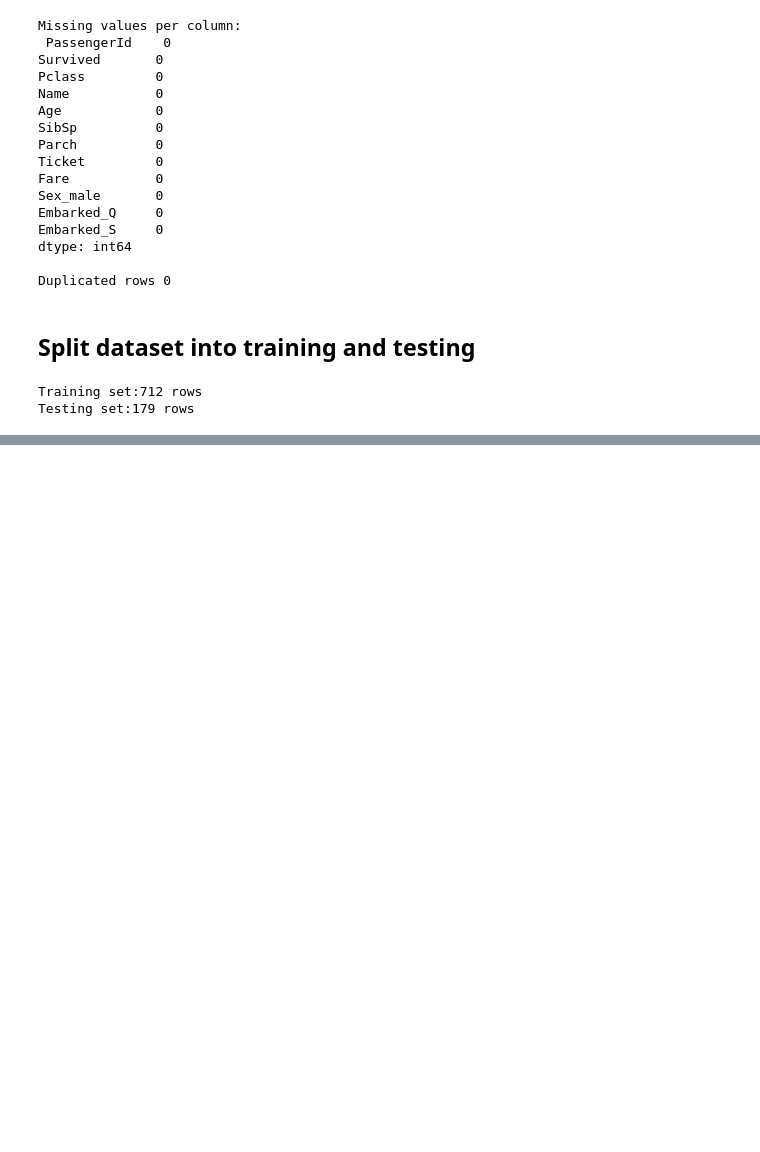
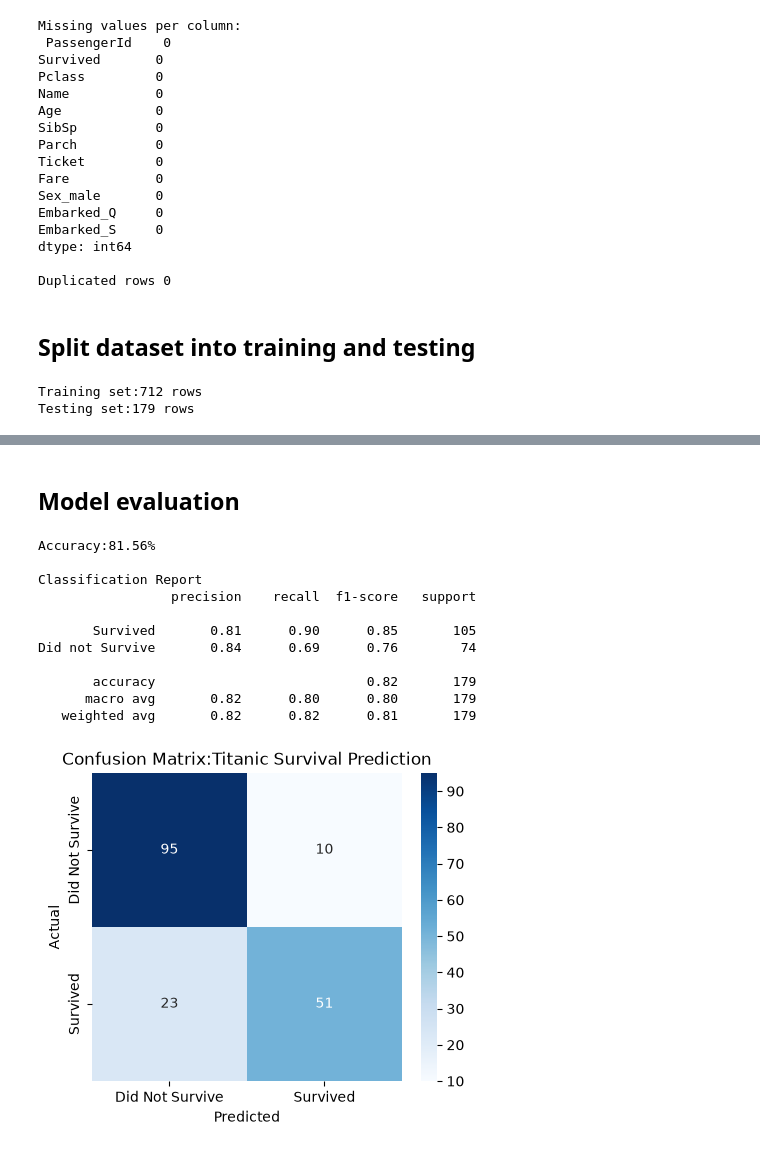
Before and after one commit to luckylittleman/AnalystLab-Africa-Internship, a Jupyter notebook: Week 5/Week5.ipynb, the cells around one changed output, grey strips where cells are left out. Drawn from its saved outputs; the diff is of its cells as text; code cells hidden in the pictures; blank space fills up the shorter version.

Commit message:
built a decision tree model,performed training,tested and evaluated it performance

```diff
--- a/Week 5/Week5.ipynb
+++ b/Week 5/Week5.ipynb
@@ -86,0 +91,4 @@ Testing set:179 rows
+# %%
+tree_model=DecisionTreeClassifier(criterion='gini',
+                                 max_depth=5,
+                                 min_samples_split=10)
@@ -86,0 +97,5 @@ Testing set:179 rows
+# %%
+tree_model.fit(X_train,Y_train)
+y_pred=tree_model.predict(X_test)
+results=pd.DataFrame({'Actual':Y_test.values, 'Predicted':y_pred})
+results.head(10)
@@ -86,0 +114,29 @@ Testing set:179 rows
+# %% [markdown]
+## Model evaluation
+# %%
+acc=accuracy_score(Y_test,y_pred)
+print(f"Accuracy:{acc:.2%}\n")
+print("Classification Report")
+print(classification_report(Y_test,y_pred,target_names=['Survived','Did not Survive']))
+cm=confusion_matrix(Y_test, y_pred)
+plt.figure(figsize=(5,4))
+sns.heatmap(cm, annot=True, fmt='d', cmap='Blues',
+            xticklabels=['Did Not Survive','Survived'],
+            yticklabels=['Did Not Survive','Survived'])
+plt.xlabel('Predicted')
+plt.ylabel('Actual')
+plt.title('Confusion Matrix:Titanic Survival Prediction')
+plt.show()
+# %% [output]
+Accuracy:81.56%
+
+Classification Report
+                 precision    recall  f1-score   support
+
+       Survived       0.81      0.90      0.85       105
+Did not Survive       0.84      0.69      0.76        74
+
+       accuracy                           0.82       179
+      macro avg       0.82      0.80      0.80       179
+   weighted avg       0.82      0.82      0.81       179
+[figure, added]
```
Also changed, not shown: parts of 4 cells of this notebook.
